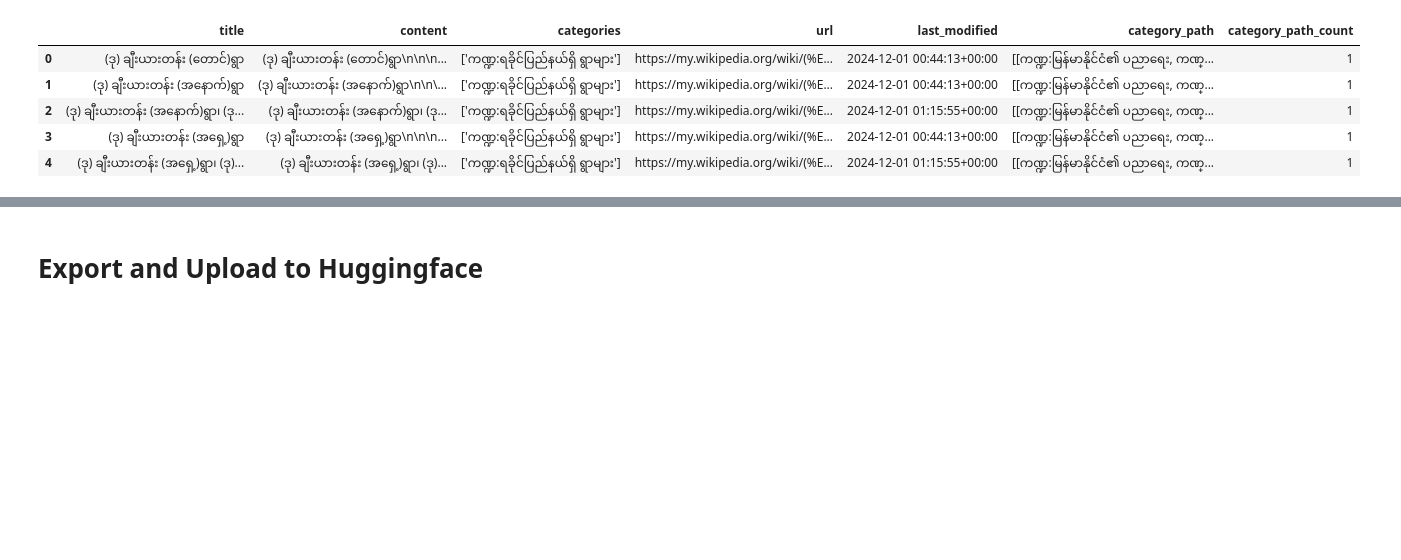
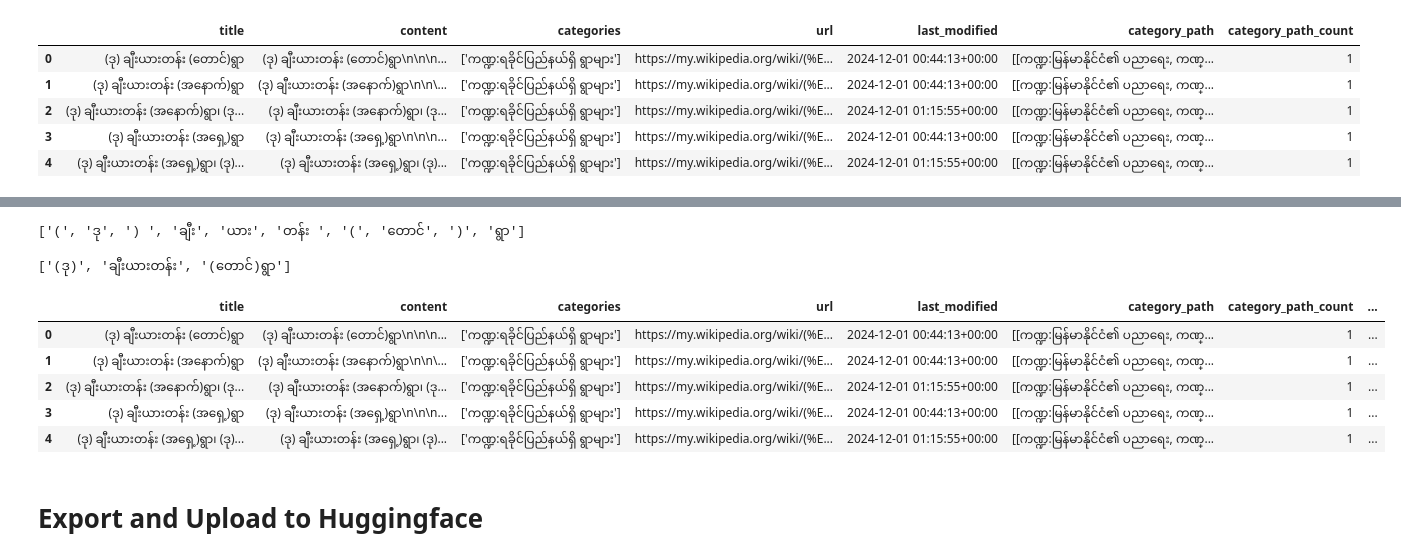
Before and after one commit to chuuhtetnaing/myanmar-wikipedia-dataset, a Jupyter notebook: notebook/upload-dataset.ipynb, the cells around one changed output, grey strips where cells are left out. Drawn from its saved outputs; the diff is of its cells as text; code cells hidden in the pictures; blank space fills up the shorter version.

Commit message:
added columns for words and phrases

```diff
--- a/notebook/upload-dataset.ipynb
+++ b/notebook/upload-dataset.ipynb
@@ -86,2 +128,50 @@ result.head()
+# %%
+def split_words(text):
+    seperator = "|X|"
+
+    words = break_syllables(text, break_pattern, seperator)
+    words = words.split(seperator)
+
+    return words
+
+split_words("(ဒု) ချီးယားတန်း (တောင်)ရွာ")
+# %% [output]
+['(', 'ဒု', ') ', 'ချီး', 'ယား', 'တန်း ', '(', 'တောင်', ')', 'ရွာ']
+# %%
+text = "(ဒု) ချီးယားတန်း (တောင်)ရွာ"
+
+phrases = text.split()
+
+phrases
+# %% [output]
+['(ဒု)', 'ချီးယားတန်း', '(တောင်)ရွာ']
+# %%
+import re
+
+def split_words_on_columns(x):
+    text = x['title'] + " " + x['content']
+    text = re.sub(r"\s+", "", text)
+    text = list(set(split_words(text)))
+    return text
+
+def split_phrases_on_columns(x):
+    text = x['title'] + " " + x['content']
+    text = re.sub(r"\s+", " ", text)
+    text = re.sub(r"\n+", " ", text)
+    text = list(set(text.split()))
+    return text
+
+
+result["unique_words"] = result.apply(split_words_on_columns, axis=1)
+result["unique_phrases"] = result.apply(split_phrases_on_columns, axis=1)
+# %%
+result.head()
+# %% [output]
+|  | title | content | categories | url | last_modified | category_path | category_path_count | ... |
+| 0 | (ဒု) ချီးယားတန်း (တောင်)ရွာ | (ဒု) ချီးယားတန်း (တောင်)ရွာ\n\n\n... | ['ကဏ္ဍ:ရခိုင်ပြည်နယ်ရှိ ရွာများ'] | https://my.wikipedia.org/wiki/(%E... | 2024-12-01 00:44:13+00:00 | [[ကဏ္ဍ:မြန်မာနိုင်ငံ၏ ပညာရေး, ကဏ္... | 1 | ... |
+| 1 | (ဒု) ချီးယားတန်း (အနောက်)ရွာ | (ဒု) ချီးယားတန်း (အနောက်)ရွာ\n\n\... | ['ကဏ္ဍ:ရခိုင်ပြည်နယ်ရှိ ရွာများ'] | https://my.wikipedia.org/wiki/(%E... | 2024-12-01 00:44:13+00:00 | [[ကဏ္ဍ:မြန်မာနိုင်ငံ၏ ပညာရေး, ကဏ္... | 1 | ... |
+| 2 | (ဒု) ချီးယားတန်း (အနောက်)ရွာ၊ (ဒု... | (ဒု) ချီးယားတန်း (အနောက်)ရွာ၊ (ဒု... | ['ကဏ္ဍ:ရခိုင်ပြည်နယ်ရှိ ရွာများ'] | https://my.wikipedia.org/wiki/(%E... | 2024-12-01 01:15:55+00:00 | [[ကဏ္ဍ:မြန်မာနိုင်ငံ၏ ပညာရေး, ကဏ္... | 1 | ... |
+| 3 | (ဒု) ချီးယားတန်း (အရှေ့)ရွာ | (ဒု) ချီးယားတန်း (အရှေ့)ရွာ\n\n\n... | ['ကဏ္ဍ:ရခိုင်ပြည်နယ်ရှိ ရွာများ'] | https://my.wikipedia.org/wiki/(%E... | 2024-12-01 00:44:13+00:00 | [[ကဏ္ဍ:မြန်မာနိုင်ငံ၏ ပညာရေး, ကဏ္... | 1 | ... |
+| 4 | (ဒု) ချီးယားတန်း (အရှေ့)ရွာ၊ (ဒု)... | (ဒု) ချီးယားတန်း (အရှေ့)ရွာ၊ (ဒု)... | ['ကဏ္ဍ:ရခိုင်ပြည်နယ်ရှိ ရွာများ'] | https://my.wikipedia.org/wiki/(%E... | 2024-12-01 01:15:55+00:00 | [[ကဏ္ဍ:မြန်မာနိုင်ငံ၏ ပညာရေး, ကဏ္... | 1 | ... |
 # %% [markdown]
 # Export and Upload to Huggingface
```
Also changed, not shown: parts of 10 cells of this notebook.
